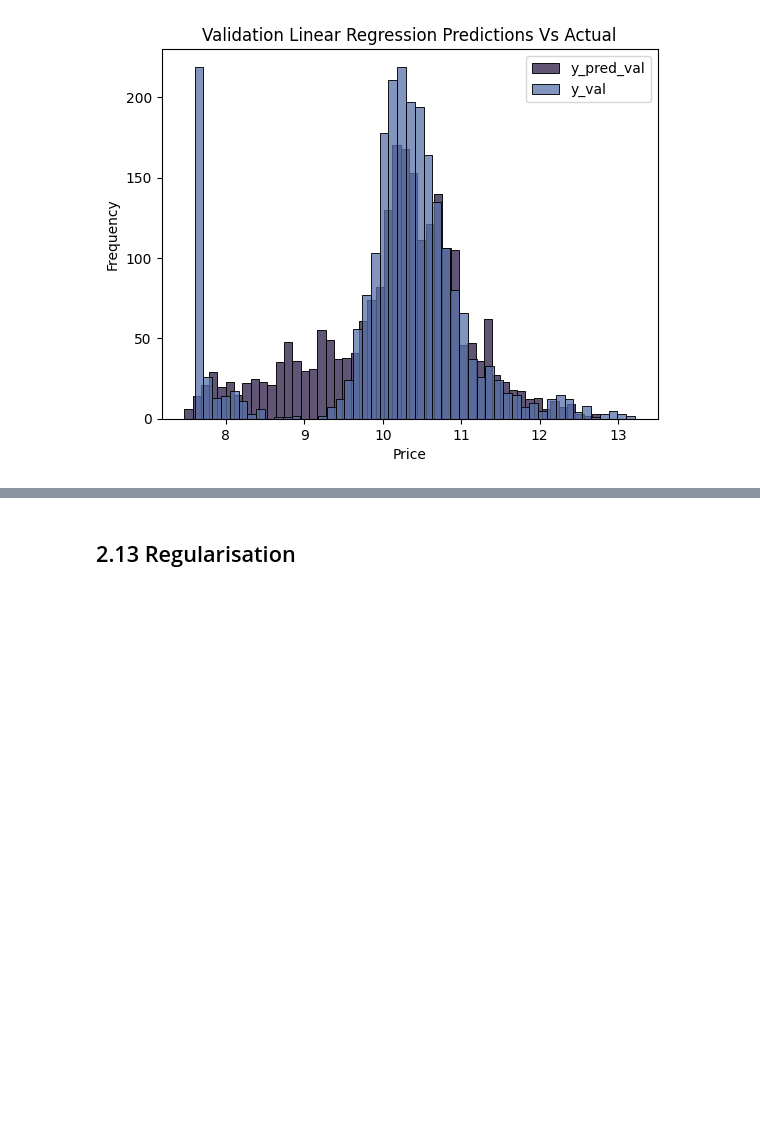
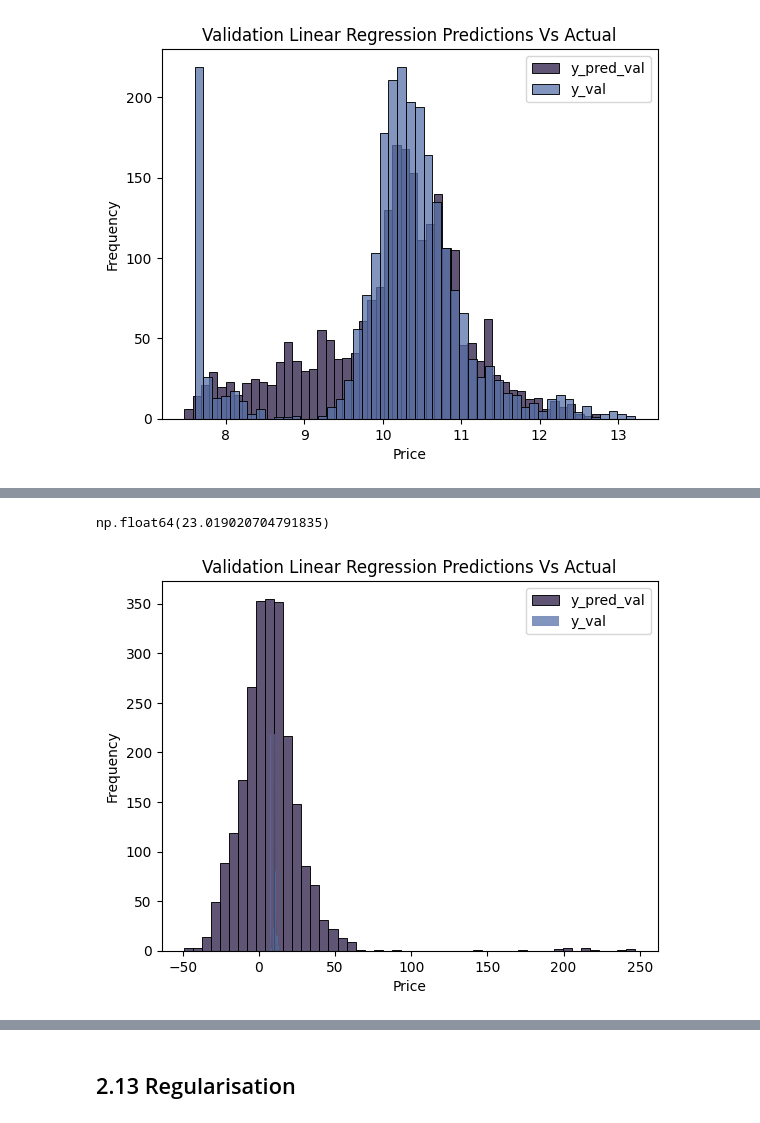
Before and after one commit to ShaniceWilliams/ml-zoomcamp, a Jupyter notebook: 02_regression/car_price_pred.ipynb, the cells around one changed output, grey strips where cells are left out. Cells and saved outputs as stored; diff of their text form; code cells hidden in the pictures; blank space fills up the shorter version.

Commit message:
Updated feature preparation function to incorporate categorical features.

```diff
--- a/02_regression/car_price_pred.ipynb
+++ b/02_regression/car_price_pred.ipynb
@@ -851,0 +914,2 @@ plt.show()
+# %%
+car_makes = list(df.make.value_counts().head().index)
@@ -851,0 +1024,45 @@ plt.show()
+# %%
+def prepare_X(df: pd.DataFrame) -> np.array:
+    df = df.copy()
+    features = base_cols.copy()
+
+    # add age feature
+    df['age'] = 2017 - df.year
+    features.append('age')
+
+    # add number of doors column (catergorical one hot encoding)
+    for v in [2, 3, 4]:
+        df['number_of_doors_%s' % v] = (df.number_of_doors == v).astype('int')
+        features.append('number_of_doors_%s' % v)
+
+    for c, values in categories.items():
+        for v in values:
+            df['%s_%s' % (c, v)] = (df[c] == v).astype('int')
+            features.append('%s_%s' % (c, v))
+
+
+    df_numeric = df[features]
+    df_numeric = df_numeric.fillna(0)
+    X = df_numeric.values
+    return X
+# %%
+X_train = prepare_X(df_train)
+w0, w = train_linear_regression(X_train, y_train)
+
+X_val = prepare_X(df_val)
+y_pred_val = w0 + X_val.dot(w)
+
+rmse(y_val, y_pred_val)
+# %% [output]
+np.float64(23.019020704791835)
+# %%
+# Plot of results of predictions vs actual prices in validation data with categorical features added
+sns.histplot(y_pred_val, bins=50, color=hist_uni_color, label='y_pred_val')
+sns.histplot(y_val, bins=50, color=kde_color, label='y_val')
+plt.title('Validation Linear Regression Predictions Vs Actual')
+plt.xlabel('Price')
+plt.ylabel('Frequency')
+plt.legend()
+plt.show()
+# %% [output]
+[figure, added]
```
Also changed, not shown: parts of 20 cells of this notebook.
